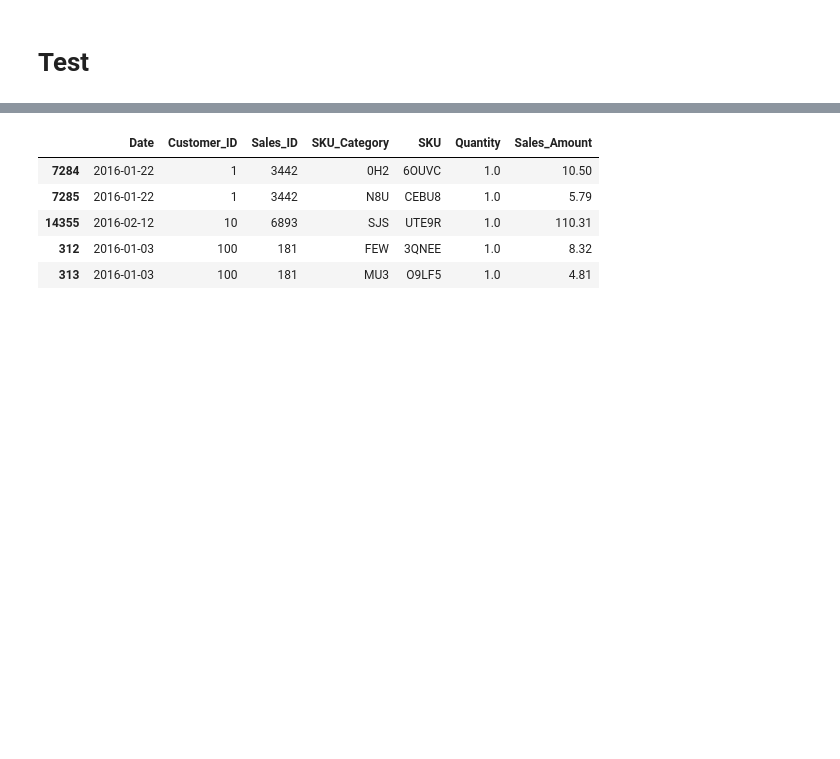
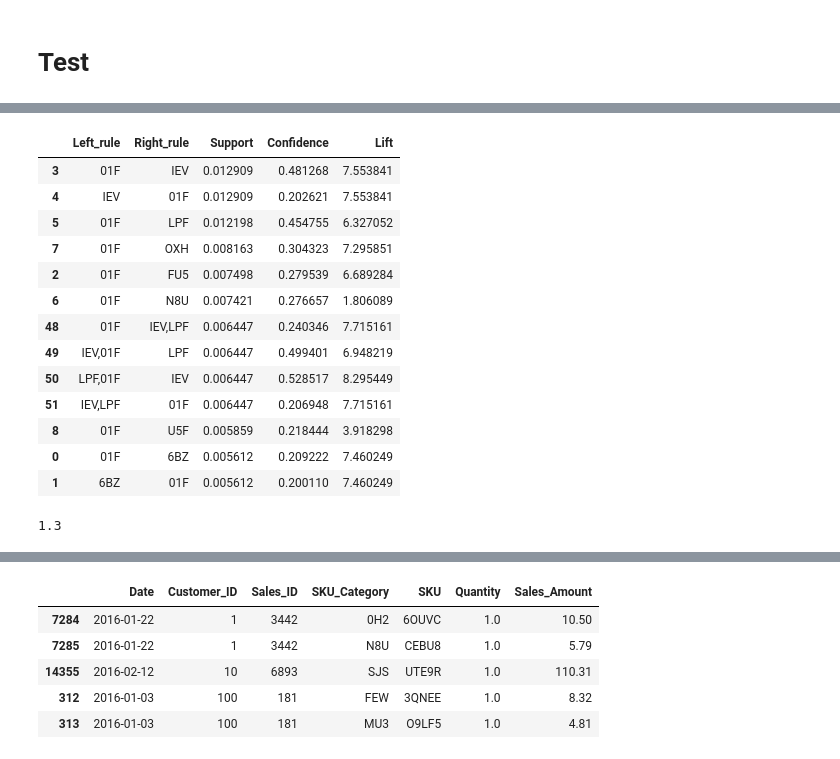
Before and after one commit to johnmarquess/IFN509, a Jupyter notebook: Assignment 2/association.ipynb, the cells around one changed output, grey strips where cells are left out. Cells and saved outputs as stored; diff of their text form; code cells hidden in the pictures; blank space fills up the shorter version.

```diff
--- a/Assignment 2/association.ipynb
+++ b/Assignment 2/association.ipynb
@@ -113,2 +125,26 @@ results_df.sort_values(by='Lift', ascending=False)
+# %%
+# filter results_df for rules with 01F in the left_rule or the right rule
+filtered_results = results_df[results_df['Left_rule'].str.contains('01F') | results_df['Right_rule'].str.contains('01F')]
+# %%
+filtered_results.sort_values(by='Support', ascending=False)
+# %% [output]
+|  | Left_rule | Right_rule | Support | Confidence | Lift |
+| 3 | 01F | IEV | 0.012909 | 0.481268 | 7.553841 |
+| 4 | IEV | 01F | 0.012909 | 0.202621 | 7.553841 |
+| 5 | 01F | LPF | 0.012198 | 0.454755 | 6.327052 |
+| 7 | 01F | OXH | 0.008163 | 0.304323 | 7.295851 |
+| 2 | 01F | FU5 | 0.007498 | 0.279539 | 6.689284 |
+| 6 | 01F | N8U | 0.007421 | 0.276657 | 1.806089 |
+| 48 | 01F | IEV,LPF | 0.006447 | 0.240346 | 7.715161 |
+| 49 | IEV,01F | LPF | 0.006447 | 0.499401 | 6.948219 |
+| 50 | LPF,01F | IEV | 0.006447 | 0.528517 | 8.295449 |
+| 51 | IEV,LPF | 01F | 0.006447 | 0.206948 | 7.715161 |
+| 8 | 01F | U5F | 0.005859 | 0.218444 | 3.918298 |
+| 0 | 01F | 6BZ | 0.005612 | 0.209222 | 7.460249 |
+| 1 | 6BZ | 01F | 0.005612 | 0.200110 | 7.460249 |
+# %%
+0.013*100
+# %% [output]
+1.3
 # %%
 data = data.sort_values(by=['Customer_ID', 'Date'])
```
Also changed, not shown: parts of 17 cells of this notebook, 1 other file.
